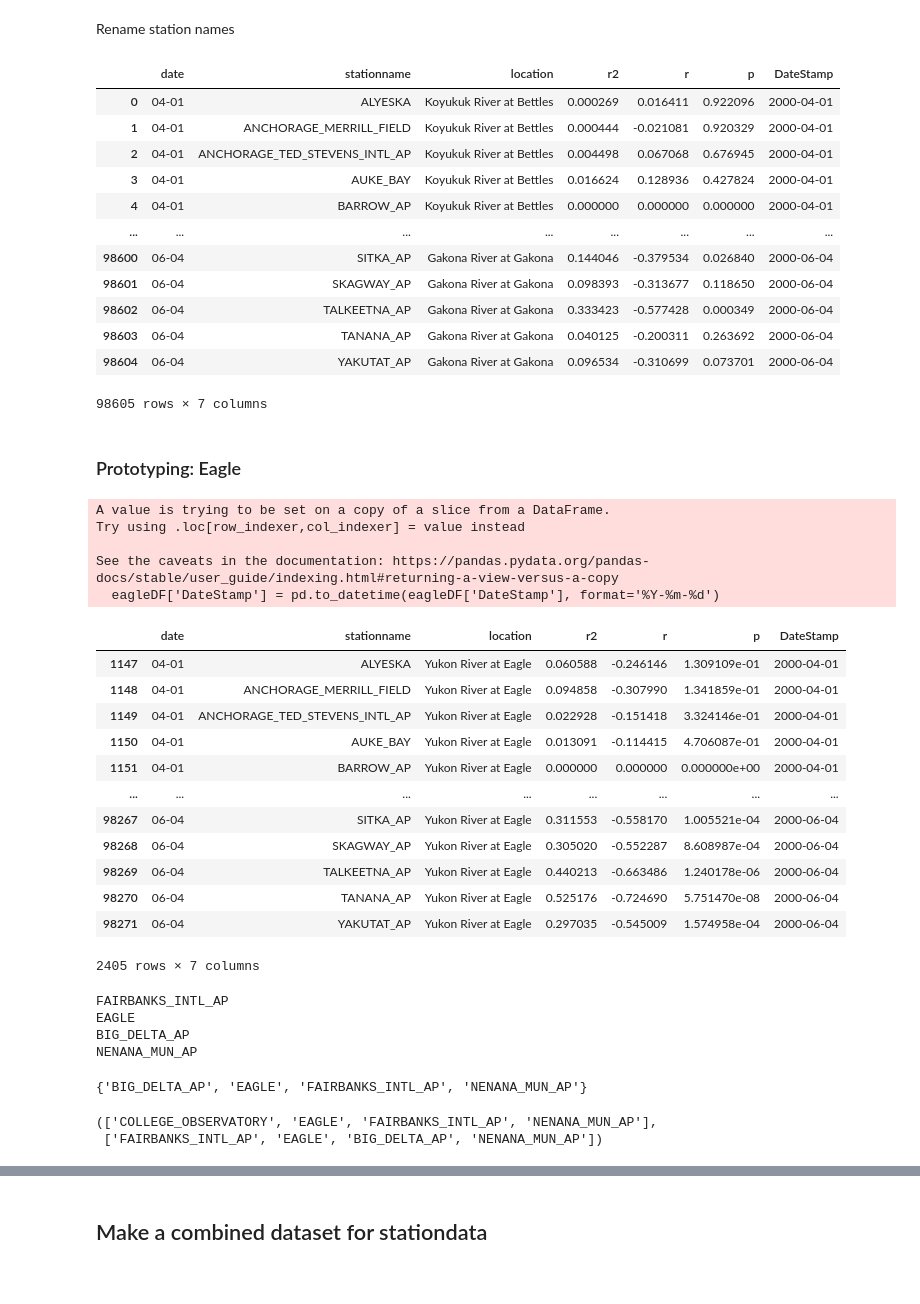
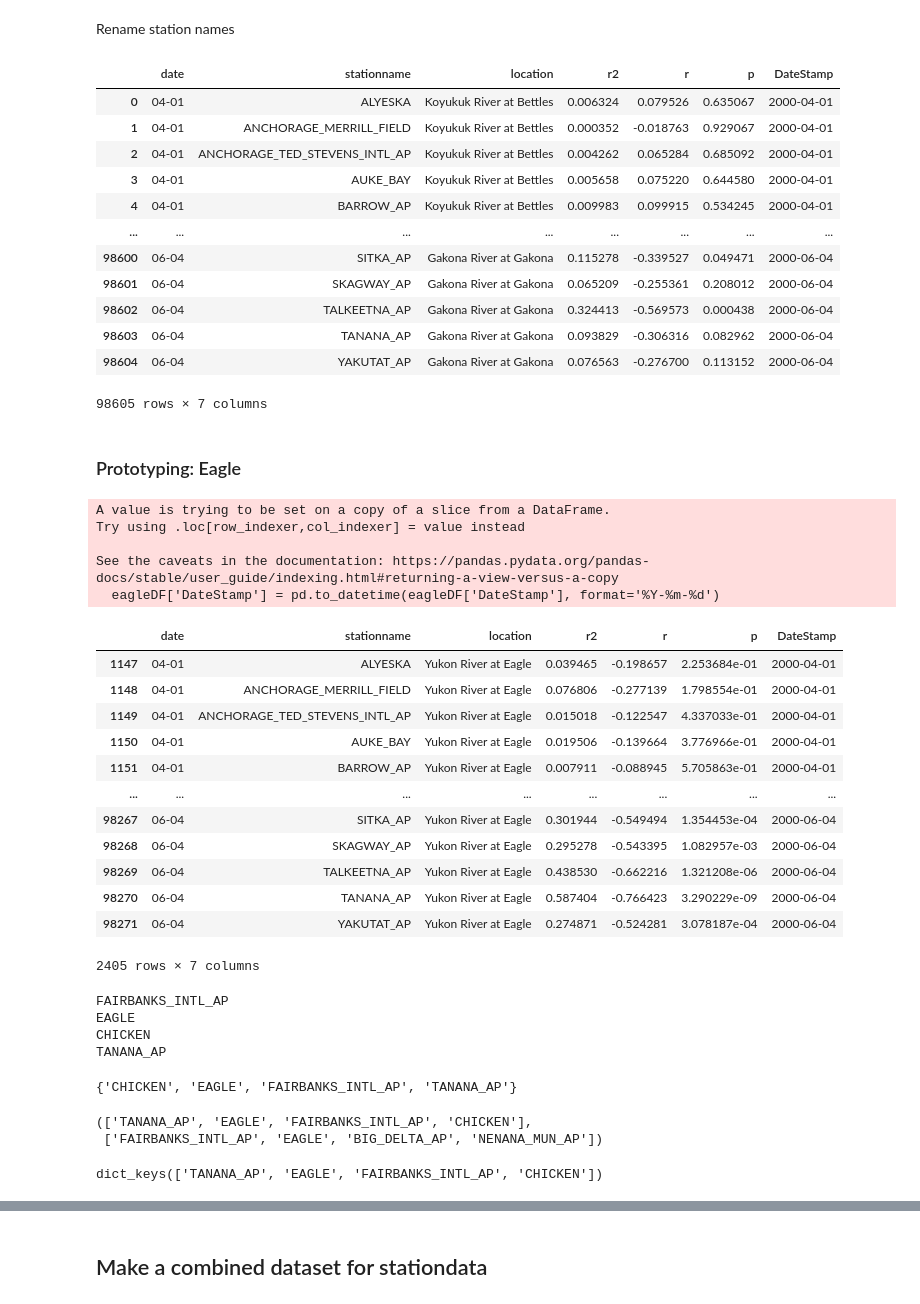
Before and after one commit to chryss/riverice, a Jupyter notebook: JupyterNotebooks/APRFC_ACIS_combinedstations.ipynb, the cells around one changed output, grey strips where cells are left out. Saved outputs shown, nothing was run; the diff lists cells and outputs as text; code cells hidden in the pictures.

```diff
--- a/JupyterNotebooks/APRFC_ACIS_combinedstations.ipynb
+++ b/JupyterNotebooks/APRFC_ACIS_combinedstations.ipynb
@@ -6,7 +9,10 @@ import pandas as pd
 # %%
-tdd_anomalycorr = "/Users/christine/Projects/2023_Riverice/data/breakupdata/derived/TDD_anomaly_correlations.csv"
+prefix = "DD25"       # set to TDD for Thawing Degree Days
+
+tdd_anomalycorr = f"/Users/christine/Projects/2023_Riverice/data/breakupdata/derived/{prefix}_anomaly_correlations.csv"
 breakup_stats = "/Users/christine/Projects/2023_Riverice/data/breakupdata/derived/breakupdate_mean_std_1983_2022.csv"
-stationfolder = Path("/Users/christine/Projects/2023_Riverice/data/weatherstations/ACIS/TDD/tdd_cumul_bystation")
+breakupdata = Path('/Users/christine/Projects/2023_Riverice/data/breakupdata/')
+stationfolder = Path(f"/Users/christine/Projects/2023_Riverice/data/weatherstations/ACIS/{prefix}/dd_cumul_bystation")
 outfolder = Path("/Users/christine/Projects/2023_Riverice/data/breakupdata/derived/")
 # %% [markdown]
 Rename station names
@@ -15,42 +21,44 @@ anomalycorrDF = pd.read_csv(tdd_anomalycorr, header=3, index_col=0)
 anomalycorrDF
 # %% [output]
 |  | date | stationname | location | r2 | r | p | DateStamp |
-| 0 | 04-01 | ALYESKA | Koyukuk River at Bettles | 0.000269 | 0.016411 | 0.922096 | 2000-04-01 |
-| 1 | 04-01 | ANCHORAGE_MERRILL_FIELD | Koyukuk River at Bettles | 0.000444 | -0.021081 | 0.920329 | 2000-04-01 |
-| 2 | 04-01 | ANCHORAGE_TED_STEVENS_INTL_AP | Koyukuk River at Bettles | 0.004498 | 0.067068 | 0.676945 | 2000-04-01 |
-| 3 | 04-01 | AUKE_BAY | Koyukuk River at Bettles | 0.016624 | 0.128936 | 0.427824 | 2000-04-01 |
-| 4 | 04-01 | BARROW_AP | Koyukuk River at Bettles | 0.000000 | 0.000000 | 0.000000 | 2000-04-01 |
+| 0 | 04-01 | ALYESKA | Koyukuk River at Bettles | 0.006324 | 0.079526 | 0.635067 | 2000-04-01 |
+| 1 | 04-01 | ANCHORAGE_MERRILL_FIELD | Koyukuk River at Bettles | 0.000352 | -0.018763 | 0.929067 | 2000-04-01 |
+| 2 | 04-01 | ANCHORAGE_TED_STEVENS_INTL_AP | Koyukuk River at Bettles | 0.004262 | 0.065284 | 0.685092 | 2000-04-01 |
+| 3 | 04-01 | AUKE_BAY | Koyukuk River at Bettles | 0.005658 | 0.075220 | 0.644580 | 2000-04-01 |
+| 4 | 04-01 | BARROW_AP | Koyukuk River at Bettles | 0.009983 | 0.099915 | 0.534245 | 2000-04-01 |
 | ... | ... | ... | ... | ... | ... | ... | ... |
-| 98600 | 06-04 | SITKA_AP | Gakona River at Gakona | 0.144046 | -0.379534 | 0.026840 | 2000-06-04 |
-| 98601 | 06-04 | SKAGWAY_AP | Gakona River at Gakona | 0.098393 | -0.313677 | 0.118650 | 2000-06-04 |
-| 98602 | 06-04 | TALKEETNA_AP | Gakona River at Gakona | 0.333423 | -0.577428 | 0.000349 | 2000-06-04 |
-| 98603 | 06-04 | TANANA_AP | Gakona River at Gakona | 0.040125 | -0.200311 | 0.263692 | 2000-06-04 |
-| 98604 | 06-04 | YAKUTAT_AP | Gakona River at Gakona | 0.096534 | -0.310699 | 0.073701 | 2000-06-04 |
+| 98600 | 06-04 | SITKA_AP | Gakona River at Gakona | 0.115278 | -0.339527 | 0.049471 | 2000-06-04 |
+| 98601 | 06-04 | SKAGWAY_AP | Gakona River at Gakona | 0.065209 | -0.255361 | 0.208012 | 2000-06-04 |
+| 98602 | 06-04 | TALKEETNA_AP | Gakona River at Gakona | 0.324413 | -0.569573 | 0.000438 | 2000-06-04 |
+| 98603 | 06-04 | TANANA_AP | Gakona River at Gakona | 0.093829 | -0.306316 | 0.082962 | 2000-06-04 |
+| 98604 | 06-04 | YAKUTAT_AP | Gakona River at Gakona | 0.076563 | -0.276700 | 0.113152 | 2000-06-04 |
 98605 rows × 7 columns
 # %% [markdown]
 ### Prototyping: Eagle
+# %%
+location = 'Yukon River at Eagle'
 # %%
-eagleDF = anomalycorrDF[anomalycorrDF.location == 'Yukon River at Eagle']
+eagleDF = anomalycorrDF[anomalycorrDF.location == location]
 eagleDF['DateStamp'] = pd.to_datetime(eagleDF['DateStamp'], format='%Y-%m-%d')
 eagleDF
 # %% [output]
 A value is trying to be set on a copy of a slice from a DataFrame.
 Try using .loc[row_indexer,col_indexer] = value instead
 
 See the caveats in the documentation: https://pandas.pydata.org/pandas-docs/stable/user_guide/indexing.html#returning-a-view-versus-a-copy
   eagleDF['DateStamp'] = pd.to_datetime(eagleDF['DateStamp'], format='%Y-%m-%d')
 |  | date | stationname | location | r2 | r | p | DateStamp |
-| 1147 | 04-01 | ALYESKA | Yukon River at Eagle | 0.060588 | -0.246146 | 1.309109e-01 | 2000-04-01 |
-| 1148 | 04-01 | ANCHORAGE_MERRILL_FIELD | Yukon River at Eagle | 0.094858 | -0.307990 | 1.341859e-01 | 2000-04-01 |
-| 1149 | 04-01 | ANCHORAGE_TED_STEVENS_INTL_AP | Yukon River at Eagle | 0.022928 | -0.151418 | 3.324146e-01 | 2000-04-01 |
-| 1150 | 04-01 | AUKE_BAY | Yukon River at Eagle | 0.013091 | -0.114415 | 4.706087e-01 | 2000-04-01 |
-| 1151 | 04-01 | BARROW_AP | Yukon River at Eagle | 0.000000 | 0.000000 | 0.000000e+00 | 2000-04-01 |
+| 1147 | 04-01 | ALYESKA | Yukon River at Eagle | 0.039465 | -0.198657 | 2.253684e-01 | 2000-04-01 |
+| 1148 | 04-01 | ANCHORAGE_MERRILL_FIELD | Yukon River at Eagle | 0.076806 | -0.277139 | 1.798554e-01 | 2000-04-01 |
+| 1149 | 04-01 | ANCHORAGE_TED_STEVENS_INTL_AP | Yukon River at Eagle | 0.015018 | -0.122547 | 4.337033e-01 | 2000-04-01 |
+| 1150 | 04-01 | AUKE_BAY | Yukon River at Eagle | 0.019506 | -0.139664 | 3.776966e-01 | 2000-04-01 |
+| 1151 | 04-01 | BARROW_AP | Yukon River at Eagle | 0.007911 | -0.088945 | 5.705863e-01 | 2000-04-01 |
 | ... | ... | ... | ... | ... | ... | ... | ... |
-| 98267 | 06-04 | SITKA_AP | Yukon River at Eagle | 0.311553 | -0.558170 | 1.005521e-04 | 2000-06-04 |
-| 98268 | 06-04 | SKAGWAY_AP | Yukon River at Eagle | 0.305020 | -0.552287 | 8.608987e-04 | 2000-06-04 |
-| 98269 | 06-04 | TALKEETNA_AP | Yukon River at Eagle | 0.440213 | -0.663486 | 1.240178e-06 | 2000-06-04 |
-| 98270 | 06-04 | TANANA_AP | Yukon River at Eagle | 0.525176 | -0.724690 | 5.751470e-08 | 2000-06-04 |
-| 98271 | 06-04 | YAKUTAT_AP | Yukon River at Eagle | 0.297035 | -0.545009 | 1.574958e-04 | 2000-06-04 |
+| 98267 | 06-04 | SITKA_AP | Yukon River at Eagle | 0.301944 | -0.549494 | 1.354453e-04 | 2000-06-04 |
+| 98268 | 06-04 | SKAGWAY_AP | Yukon River at Eagle | 0.295278 | -0.543395 | 1.082957e-03 | 2000-06-04 |
+| 98269 | 06-04 | TALKEETNA_AP | Yukon River at Eagle | 0.438530 | -0.662216 | 1.321208e-06 | 2000-06-04 |
+| 98270 | 06-04 | TANANA_AP | Yukon River at Eagle | 0.587404 | -0.766423 | 3.290229e-09 | 2000-06-04 |
+| 98271 | 06-04 | YAKUTAT_AP | Yukon River at Eagle | 0.274871 | -0.524281 | 3.078187e-04 | 2000-06-04 |
 2405 rows × 7 columns
 # %%
 grouped = eagleDF.drop(
@@ -81,12 +89,12 @@ for datestamp in datestamps:
 # %% [output]
 FAIRBANKS_INTL_AP
 EAGLE
-BIG_DELTA_AP
-NENANA_MUN_AP
+CHICKEN
+TANANA_AP
 # %%
 sites
 # %% [output]
-{'BIG_DELTA_AP', 'EAGLE', 'FAIRBANKS_INTL_AP', 'NENANA_MUN_AP'}
+{'CHICKEN', 'EAGLE', 'FAIRBANKS_INTL_AP', 'TANANA_AP'}
 # %%
 def restore_stationnames(stationlst):
     return [
@@ -94,13 +102,13 @@ def restore_stationnames(stationlst):
         for item in stationlst
         ]
 
-sites1 = ['COLLEGE_OBSERVATORY', 'EAGLE', 'FAIRBANKS_INTL_AP', 'NENANA_MUN_AP']
+sites1 = list(sites)
 # sites1 = restore_stationnames(sites1)
 sites2 = ['FAIRBANKS_INTL_AP', 'EAGLE', 'BIG_DELTA_AP', 'NENANA_MUN_AP']
 # sites2 = restore_stationnames(sites2)
 sites1, sites2
 # %% [output]
-(['COLLEGE_OBSERVATORY', 'EAGLE', 'FAIRBANKS_INTL_AP', 'NENANA_MUN_AP'],
+(['TANANA_AP', 'EAGLE', 'FAIRBANKS_INTL_AP', 'CHICKEN'],
  ['FAIRBANKS_INTL_AP', 'EAGLE', 'BIG_DELTA_AP', 'NENANA_MUN_AP'])
 # %%
 stationsdfs = {}
@@ -110 +118,5 @@ for station in sites1:
+# %%
+stationsdfs.keys()
+# %% [output]
+dict_keys(['TANANA_AP', 'EAGLE', 'FAIRBANKS_INTL_AP', 'CHICKEN'])
 # %%
```
Also changed, not shown: parts of 22 cells of this notebook, 10 other files.
